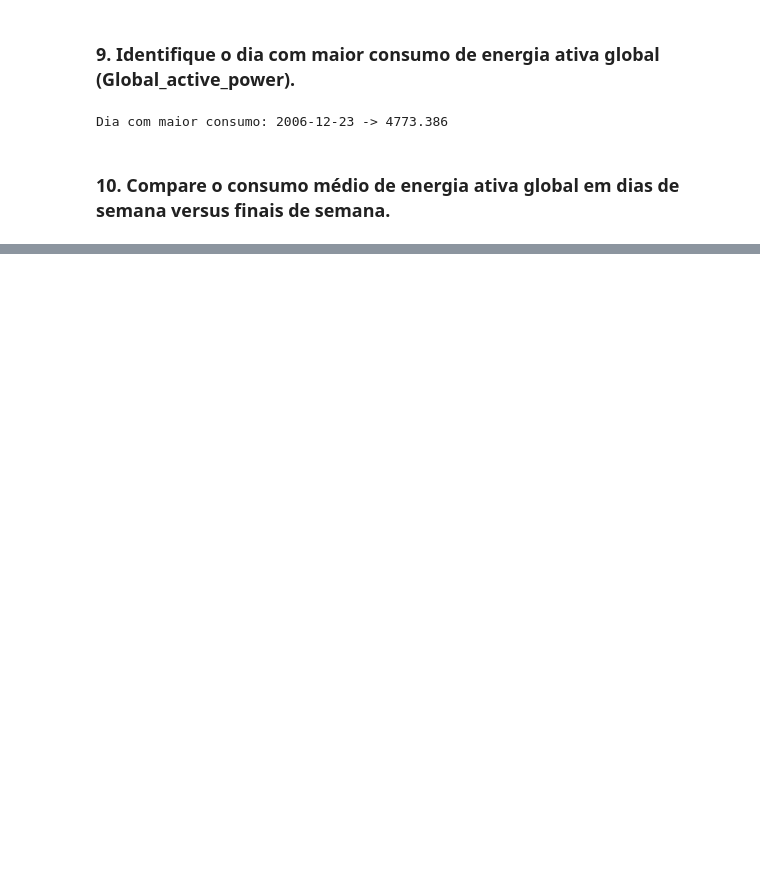
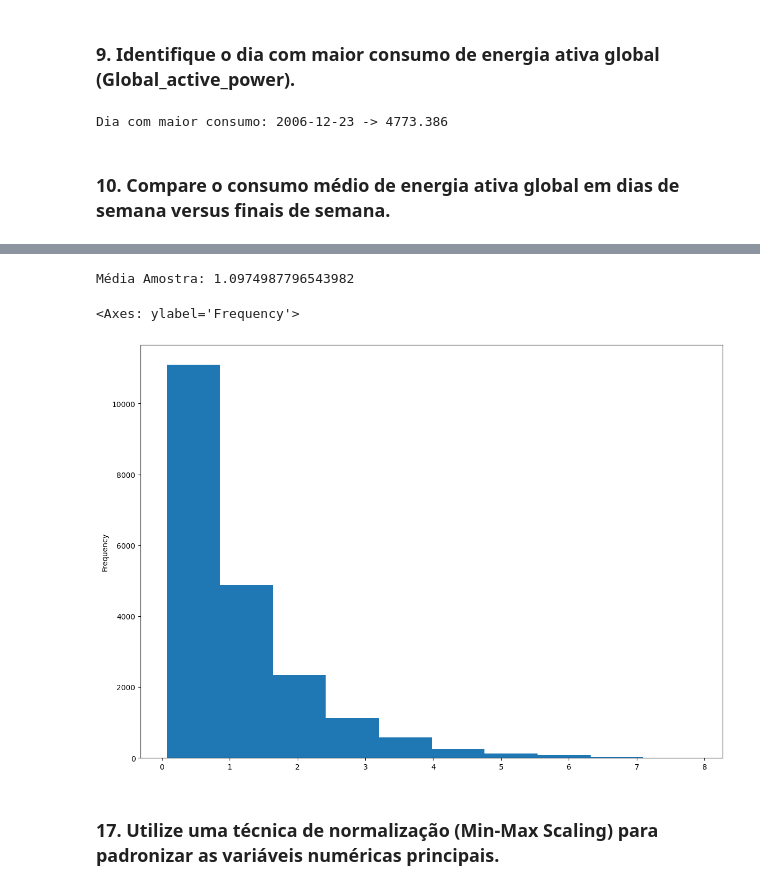
Before and after one commit to enzocerneviva/AnalisedeDadosdeConsumidoresdeEnergia, a Jupyter notebook: main.ipynb, the cells around one changed output, grey strips where cells are left out. Saved outputs shown, nothing was run; the diff lists cells and outputs as text; code cells hidden in the pictures; blank space fills up the shorter version.

```diff
--- a/main.ipynb
+++ b/main.ipynb
@@ -175,0 +292,9 @@ Semana: 1.2342321767913047  | Fim de semana: 1.0354720516747498
+# %%
+print(f"Média Amostra: {amostra_1porcento.Global_active_power.mean()}")
+amostra_1porcento.Global_active_power.plot(kind='hist', figsize= (14,10))
+# %% [output]
+Média Amostra: 1.0974987796543982
+<Axes: ylabel='Frequency'>
+[figure, added]
+# %% [markdown]
+### 17. Utilize uma técnica de normalização (Min-Max Scaling) para padronizar as variáveis numéricas principais.
```
Also changed, not shown: parts of 17 cells of this notebook.
